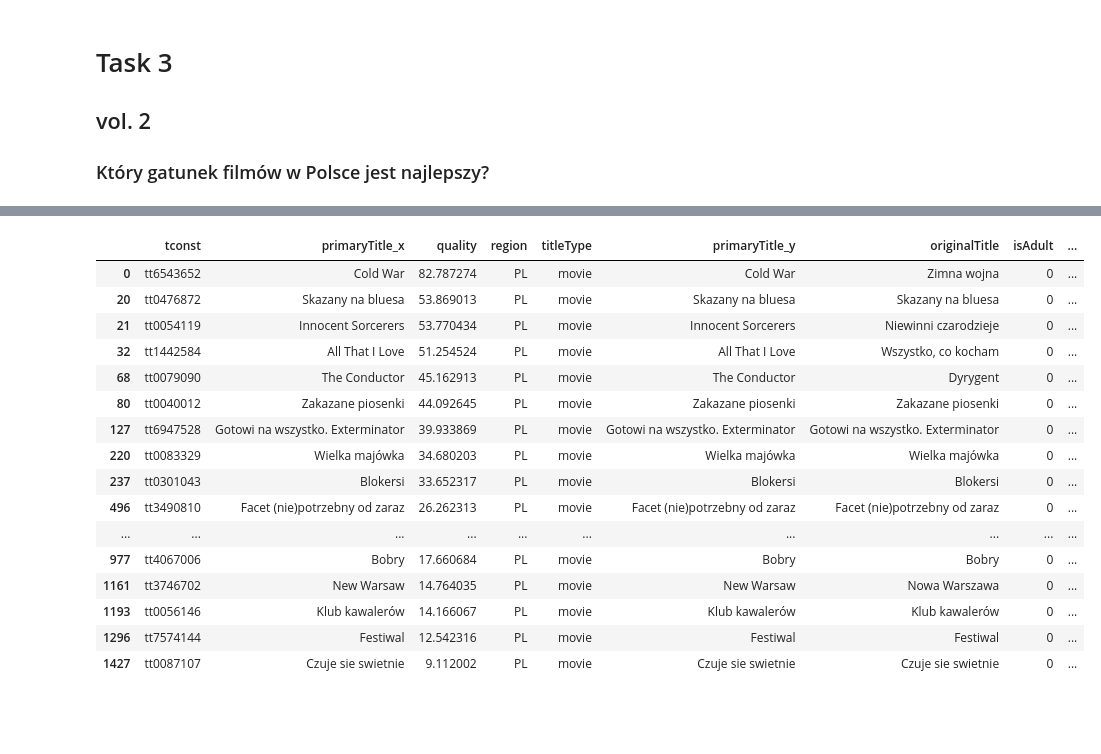
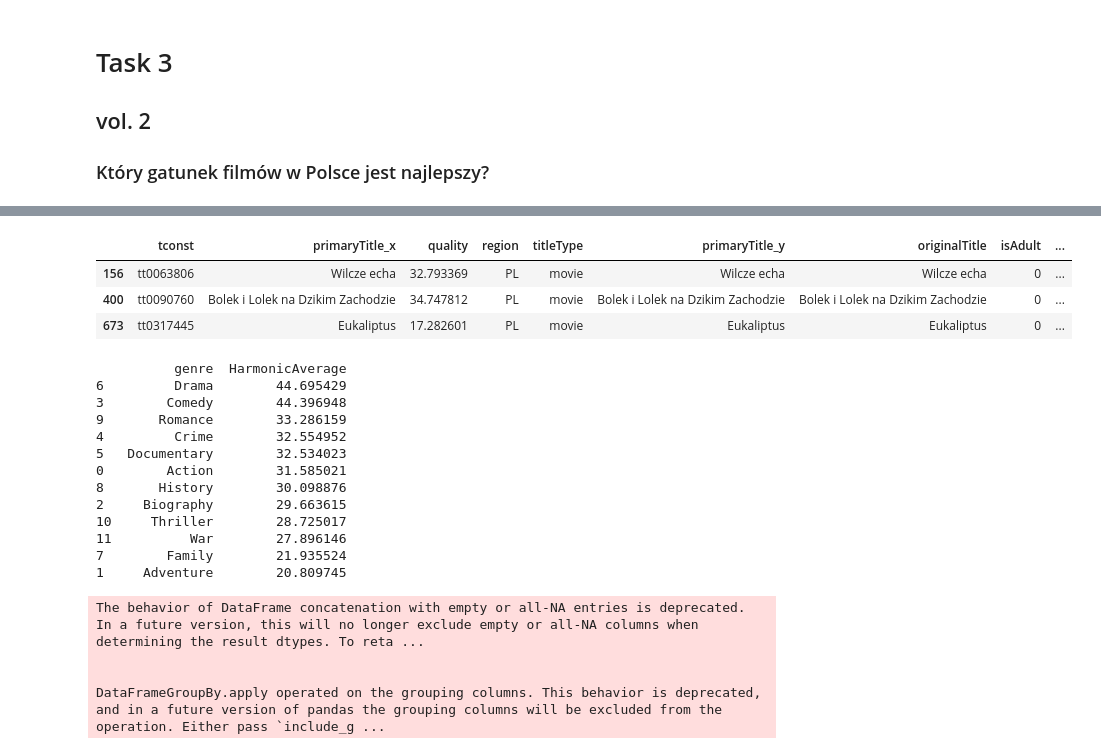
Before and after one commit to marsocha/NYPD_Marcin_Socha, a Jupyter notebook: 25_08.ipynb, the cells around one changed output, grey strips where cells are left out. Saved outputs shown, nothing was run; the diff lists cells and outputs as text; code cells hidden in the pictures; blank space fills up the shorter version.

```diff
--- a/25_08.ipynb
+++ b/25_08.ipynb
@@ -226,0 +200,9 @@ grouped_df
+# %%
+# Group by 'title' and 'quality', and aggregate 'region' into a list
+grouped_df = title_akas_ot_short.groupby(['tconst', 'primaryTitle', 'quality'])['region'].agg(list).reset_index()
+
+# Print the resulting DataFrame
+#grouped_df['categorized_region'] = grouped_df['region'].apply(categorize_region)
+grouped_df = grouped_df[grouped_df['region'].apply(lambda x: not any(isinstance(i, float) and np.isnan(i) for i in x))]
+
+grouped_df
@@ -246,3 +243,0 @@ grouped_df
-# %%
-grouped_df = grouped_df.sort_values('quality', ascending=False)
-fff = grouped_df[grouped_df['region'] != 'English']
@@ -312,0 +244,4 @@ The get_cmap function was deprecated in Matplotlib 3.7 and will be removed in 3.
+# %%
+grouped_df['region'] = grouped_df['region'].str.split(',')
+df_exploded = grouped_df.explode('region')
+df_exploded.head(30)
@@ -576,11 +573,11 @@ grouped_df
 # %%
 # Group by 'title' and 'quality', and aggregate 'region' into a list
 #pol = df4.groupby(['tconst', 'primaryTitle', 'quality'])['region'].agg(list).reset_index()
-pol = grouped_df.explode('region')
 #pol = pol[pol['region'].apply(lambda regions: 'PL' in regions)]
-pol = pol[pol['region'] == 'PL'] #interesuja nas tylko filmy, ktore na pewno sa polskie, a nie maja nieprzetlumaczony tytul
+pol = grouped_df[grouped_df['region'] == 'PL'] #interesuja nas tylko filmy, ktore na pewno ktore maja jedynie tytul po polsku (poza oryginalnym)
 pol = pol.merge(df2, left_on='tconst', right_on='tconst', how='left')
 pol = pol[pol['titleType'] == 'movie']
+pol = pol[(pol['primaryTitle_x'] == pol['originalTitle'])] #uwzgledniamy tylko te tytuly, ktore sa takie same jak oryginal
 pol
 # %% [output]
 |  | tconst | primaryTitle_x | quality | region | titleType | primaryTitle_y | originalTitle | isAdult | ... |
@@ -638,20 +614,39 @@ pol_gen.sort_values('quality', ascending=False)
 # %%
-pol[pol['genres'] == 'Music']
+pol[pol['genres'] == 'Western']
 # %% [output]
 |  | tconst | primaryTitle_x | quality | region | titleType | primaryTitle_y | originalTitle | isAdult | ... |
-| 0 | tt6543652 | Cold War | 82.787274 | PL | movie | Cold War | Zimna wojna | 0 | ... |
-| 20 | tt0476872 | Skazany na bluesa | 53.869013 | PL | movie | Skazany na bluesa | Skazany na bluesa | 0 | ... |
-| 21 | tt0054119 | Innocent Sorcerers | 53.770434 | PL | movie | Innocent Sorcerers | Niewinni czarodzieje | 0 | ... |
-| 32 | tt1442584 | All That I Love | 51.254524 | PL | movie | All That I Love | Wszystko, co kocham | 0 | ... |
-| 68 | tt0079090 | The Conductor | 45.162913 | PL | movie | The Conductor | Dyrygent | 0 | ... |
-| 80 | tt0040012 | Zakazane piosenki | 44.092645 | PL | movie | Zakazane piosenki | Zakazane piosenki | 0 | ... |
-| 127 | tt6947528 | Gotowi na wszystko. Exterminator | 39.933869 | PL | movie | Gotowi na wszystko. Exterminator | Gotowi na wszystko. Exterminator | 0 | ... |
-| 220 | tt0083329 | Wielka majówka | 34.680203 | PL | movie | Wielka majówka | Wielka majówka | 0 | ... |
-| 237 | tt0301043 | Blokersi | 33.652317 | PL | movie | Blokersi | Blokersi | 0 | ... |
-| 496 | tt3490810 | Facet (nie)potrzebny od zaraz | 26.262313 | PL | movie | Facet (nie)potrzebny od zaraz | Facet (nie)potrzebny od zaraz | 0 | ... |
-| ... | ... | ... | ... | ... | ... | ... | ... | ... | ... |
-| 977 | tt4067006 | Bobry | 17.660684 | PL | movie | Bobry | Bobry | 0 | ... |
-| 1161 | tt3746702 | New Warsaw | 14.764035 | PL | movie | New Warsaw | Nowa Warszawa | 0 | ... |
-| 1193 | tt0056146 | Klub kawalerów | 14.166067 | PL | movie | Klub kawalerów | Klub kawalerów | 0 | ... |
-| 1296 | tt7574144 | Festiwal | 12.542316 | PL | movie | Festiwal | Festiwal | 0 | ... |
-| 1427 | tt0087107 | Czuje sie swietnie | 9.112002 | PL | movie | Czuje sie swietnie | Czuje sie swietnie | 0 | ... |
+| 156 | tt0063806 | Wilcze echa | 32.793369 | PL | movie | Wilcze echa | Wilcze echa | 0 | ... |
+| 400 | tt0090760 | Bolek i Lolek na Dzikim Zachodzie | 34.747812 | PL | movie | Bolek i Lolek na Dzikim Zachodzie | Bolek i Lolek na Dzikim Zachodzie | 0 | ... |
+| 673 | tt0317445 | Eukaliptus | 17.282601 | PL | movie | Eukaliptus | Eukaliptus | 0 | ... |
+# %%
+top_n = 20 #uwzględniamy jedynie te gatunki, ktore mają conajmniej 10 filmów, zeby nie porownywac polskich westernów, których są tylko 3
+df_top_n = pol.groupby('genres').apply(
+    lambda x: x.nlargest(top_n, 'quality') if len(x) >= top_n else pd.DataFrame(columns=x.columns)
+).reset_index(drop=True)
+
+region_harmonic_avg = df_top_n.groupby('genres')['quality'].apply(harmonic_average).reset_index()
+region_harmonic_avg.columns = ['genre', 'HarmonicAverage']
+
+# Step 5: Sort the regions by harmonic average
+region_harmonic_avg_sorted = region_harmonic_avg.sort_values(by='HarmonicAverage', ascending=False)
+
+# Display the results
+print(region_harmonic_avg_sorted)
+# %% [output]
+          genre  HarmonicAverage
+6         Drama        44.695429
+3        Comedy        44.396948
+9       Romance        33.286159
+4         Crime        32.554952
+5   Documentary        32.534023
+0        Action        31.585021
+8       History        30.098876
+2     Biography        29.663615
+10     Thriller        28.725017
+11          War        27.896146
+7        Family        21.935524
+1     Adventure        20.809745
+The behavior of DataFrame concatenation with empty or all-NA entries is deprecated. In a future version, this will no longer exclude empty or all-NA columns when determining the result dtypes. To reta ...
+
+
+DataFrameGroupBy.apply operated on the grouping columns. This behavior is deprecated, and in a future version of pandas the grouping columns will be excluded from the operation. Either pass `include_g ...
```
Also changed, not shown: parts of 59 cells of this notebook.
